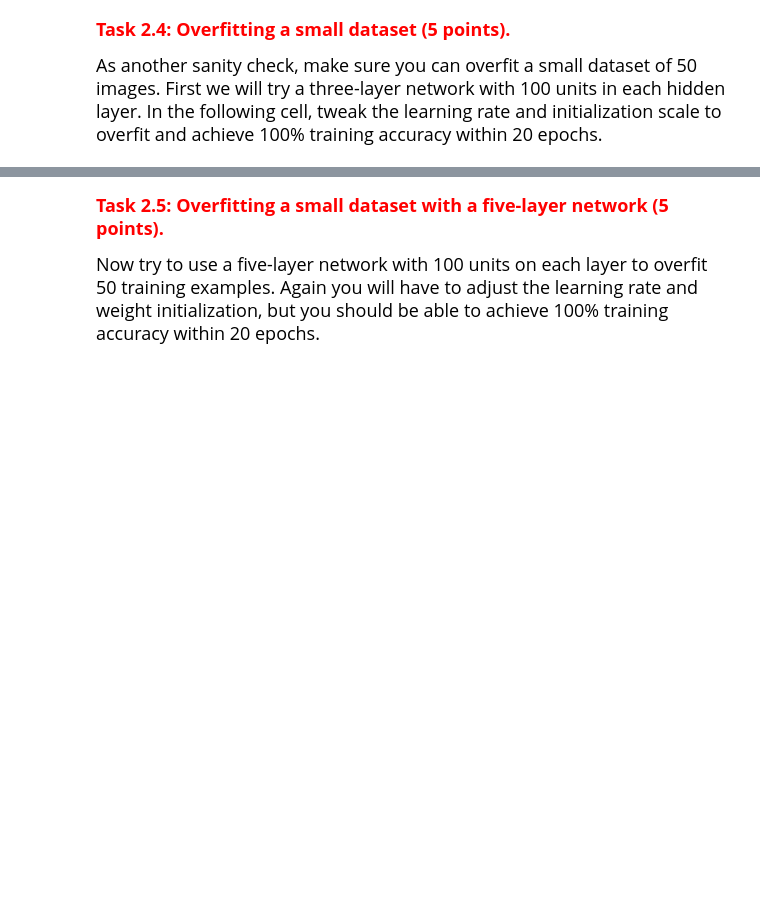
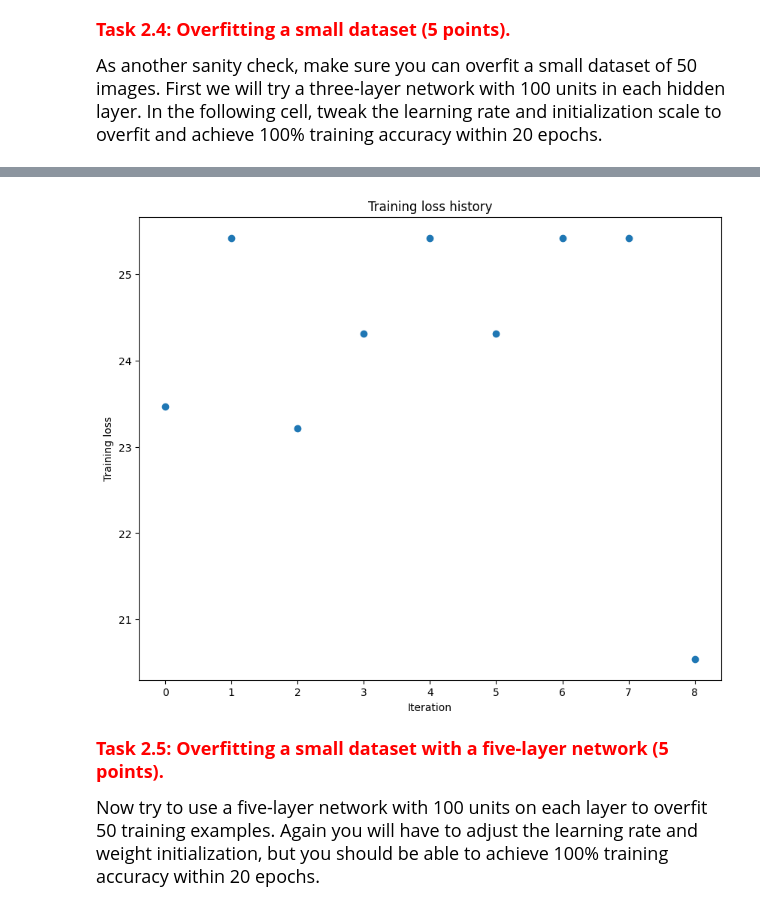
Before and after one commit to billyaoun1/ComputerVision, a Jupyter notebook: hw2/aounw.ipynb, the cells around one changed output, grey strips where cells are left out. Cells and saved outputs as stored; diff of their text form; code cells hidden in the pictures; blank space fills up the shorter version.

```diff
--- a/hw2/aounw.ipynb
+++ b/hw2/aounw.ipynb
@@ -315,7 +319,7 @@ def relu_forward(x):
     # TODO: Implement the ReLU forward pass.                                  #
     ###########################################################################
 
-    raise NotImplementedError
+    out = np.maximum(0, x)
 
     ###########################################################################
     #                             END OF YOUR CODE                            #
@@ -356,7 +363,7 @@ def relu_backward(dout, cache):
     # TODO: Implement the ReLU backward pass.                                 #
     ###########################################################################
 
-    raise NotImplementedError
+    dx = dout * (x > 0)
 
     ###########################################################################
     #                             END OF YOUR CODE                            #
@@ -758,7 +860,10 @@ class FullyConnectedNet(object):
         # deviation equal to weight_scale. Biases should be initialized to zero.   #
         ############################################################################
 
-        raise NotImplementedError
+        dims = [input_dim] + list(hidden_dims) + [num_classes]
+        for i in range(1, self.num_layers + 1):
+            self.params[f"W{i}"] = weight_scale * np.random.randn(dims[i - 1], dims[i])
+            self.params[f"b{i}"] = np.zeros(dims[i])
 
         ############################################################################
         #                             END OF YOUR CODE                             #
@@ -767,7 +872,6 @@ class FullyConnectedNet(object):
         # Cast all parameters to the correct datatype
         for k, v in self.params.items():
             self.params[k] = v.astype(dtype)
-
 
     def loss(self, X, y=None):
         """
@@ -784,7 +888,16 @@ class FullyConnectedNet(object):
         # the class scores for X and storing them in the scores variable.          #
         ############################################################################
 
-        raise NotImplementedError
+        caches = []
+        out = X
+        for i in range(1, self.num_layers):
+            out, cache = affine_relu_forward(
+                out, self.params[f"W{i}"], self.params[f"b{i}"]
+            )
+            caches.append(cache)
+        scores, cache_last = affine_forward(
+            out, self.params[f"W{self.num_layers}"], self.params[f"b{self.num_layers}"]
+        )
 
         ############################################################################
         #                             END OF YOUR CODE                             #
@@ -807,7 +920,24 @@ class FullyConnectedNet(object):
         # compute the L2 regularization for the weights (W1, W2, ...) only.        #
         ############################################################################
 
-        raise NotImplementedError
+        data_loss, dscores = softmax_loss(scores, y)
+        reg_loss = 0.0
+        for i in range(1, self.num_layers + 1):
+            W = self.params[f"W{i}"]
+            reg_loss += 0.5 * self.reg * np.sum(W * W)
+        loss = data_loss + reg_loss
+
+        grads = {}
+        dout, dW, db = affine_backward(dscores, cache_last)
+        grads[f"W{self.num_layers}"] = (
+            dW + self.reg * self.params[f"W{self.num_layers}"]
+        )
+        grads[f"b{self.num_layers}"] = db
+
+        for i in range(self.num_layers - 1, 0, -1):
+            dout, dW, db = affine_relu_backward(dout, caches[i - 1])
+            grads[f"W{i}"] = dW + self.reg * self.params[f"W{i}"]
+            grads[f"b{i}"] = db
 
         ############################################################################
         #                             END OF YOUR CODE                             #
@@ -859,8 +1006,8 @@ small_data = {
 # tweaking just the learning rate and initialization scale.
 #############################################################
 
-weight_scale = 1
-learning_rate = 1
+weight_scale = 5e-2
+learning_rate = 1e-1
 
 #############################################################
 #                 end of your tweaking                      #
@@ -885,3 +1032,4 @@ plt.title('Training loss history')
 plt.xlabel('Iteration')
 plt.ylabel('Training loss')
 plt.show()
+# %% [output]
@@ -888,3 +1061,4 @@ plt.show()
+[figure, added]
 # %% [markdown]
 <font size='4' color='red'>**Task 2.5: Overfitting a small dataset with a five-layer network (5 points).**
 
```
Also changed, not shown: parts of 25 cells of this notebook.
